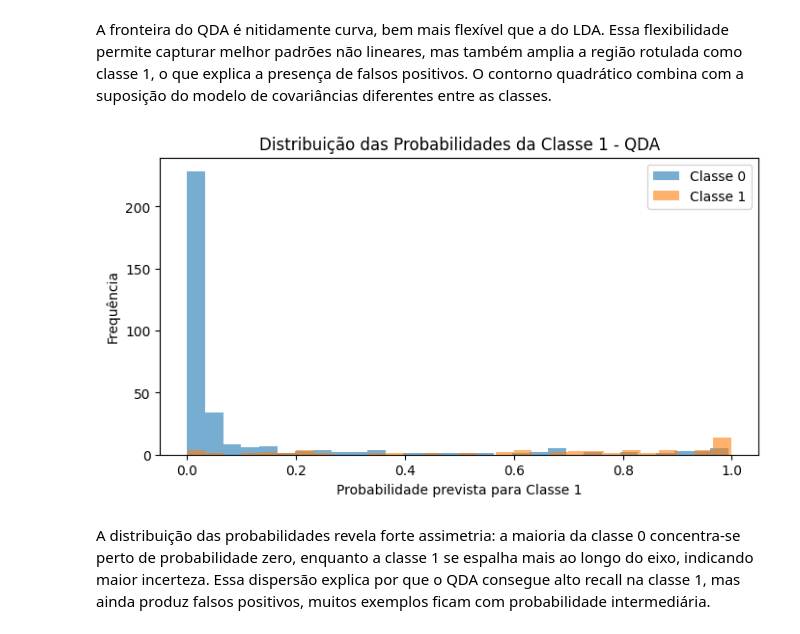
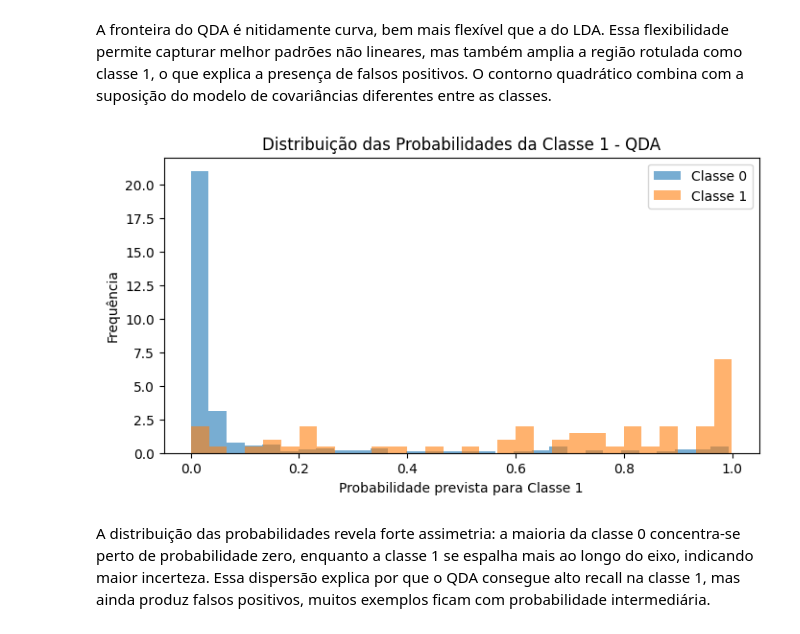
Before and after one commit to thaliaramoss/f1-pred, a Jupyter notebook: model_selection_CLF.ipynb, the cells around one changed output. Cells and saved outputs as stored; diff of their text form; code cells hidden in the pictures.

```diff
--- a/model_selection_CLF.ipynb
+++ b/model_selection_CLF.ipynb
@@ -416,26 +536,28 @@ A fronteira do QDA é nitidamente curva, bem mais flexível que a do LDA. Essa f
 # %%
 probs_qda = qda_pca.predict_proba(X_test_pca)[:, 1]
 
 plt.figure(figsize=(8,4))
 plt.hist(
     probs_qda[y_test == 0],
     bins=30,
     alpha=0.6,
-    label='Classe 0'
+    label='Classe 0',
+    density=True
 )
 plt.hist(
     probs_qda[y_test == 1],
-    bins=30,
+     bins=30,
     alpha=0.6,
-    label='Classe 1'
+    label='Classe 1',
+    density=True
 )
 plt.title("Distribuição das Probabilidades da Classe 1 - QDA")
 plt.xlabel("Probabilidade prevista para Classe 1")
 plt.ylabel("Frequência")
 plt.legend()
 plt.show()
 # %% [output]
-[figure, old version]
+[figure, new version]
 # %% [markdown]
 A distribuição das probabilidades revela forte assimetria: a maioria da classe 0 concentra-se perto de probabilidade zero, enquanto a classe 1 se espalha mais ao longo do eixo, indicando maior incerteza. Essa dispersão explica por que o QDA consegue alto recall na classe 1, mas ainda produz falsos positivos, muitos exemplos ficam com probabilidade intermediária.
 # %% [markdown]
```
Also changed, not shown: parts of 27 cells of this notebook, 2 other files.
